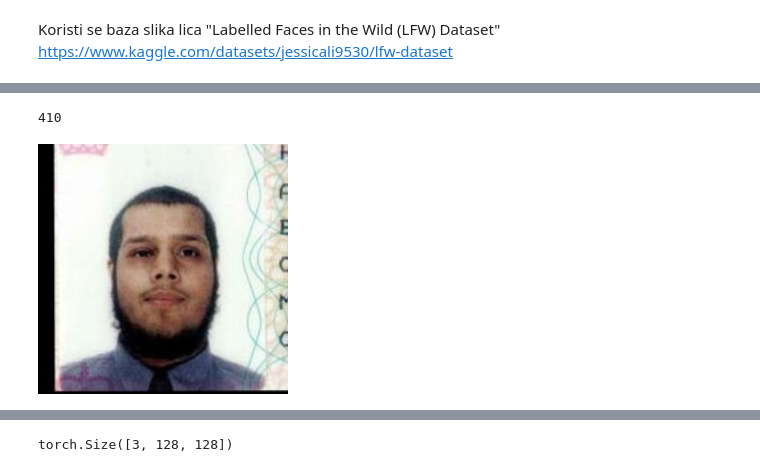
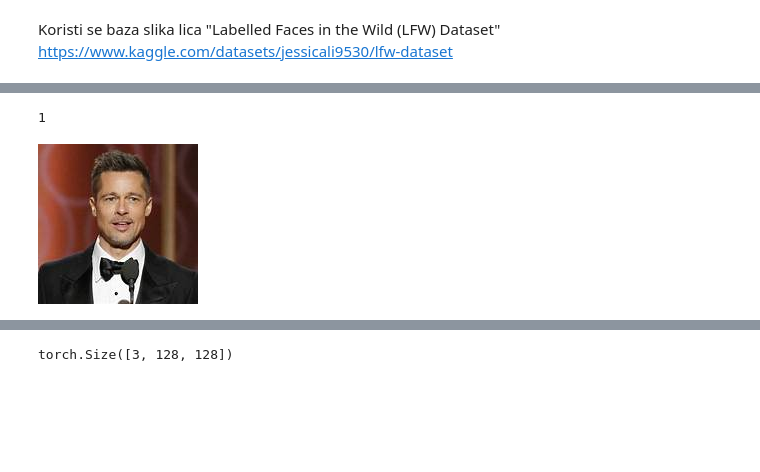
Before and after one commit to dsrecec20PRAVI/Real-Time-Face-Recognition, a Jupyter notebook: notebooks/model.ipynb, the cells around one changed output, grey strips where cells are left out. Saved outputs shown, nothing was run; the diff lists cells and outputs as text; code cells hidden in the pictures; blank space fills up the shorter version.

```diff
--- a/notebooks/model.ipynb
+++ b/notebooks/model.ipynb
@@ -50,10 +53,10 @@ Veličina seta podataka: 13233
 # %%
-image, label = dataset[1000]
+image, label = dataset[151]
 print(label)
 image
 # %% [output]
-410
+1
-[figure, old version]
+[figure, new version]
 # %%
 target_to_class = {v: k for k, v in ImageFolder(DATA_DIR).class_to_idx.items()}
 print(target_to_class)
```
Also changed, not shown: parts of 11 cells of this notebook.
